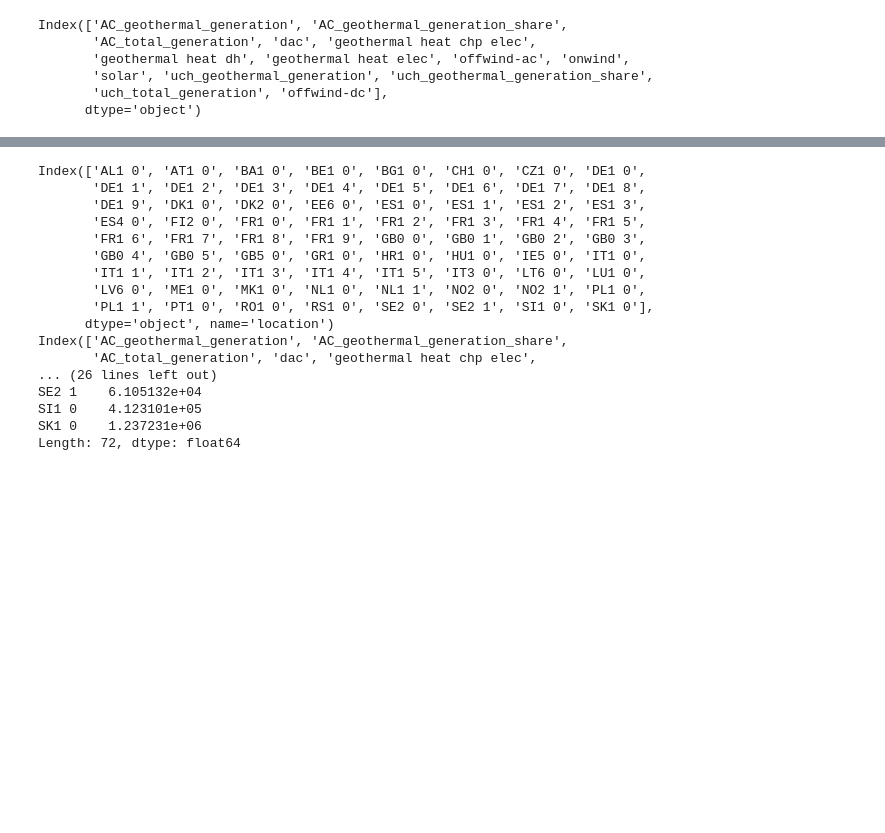
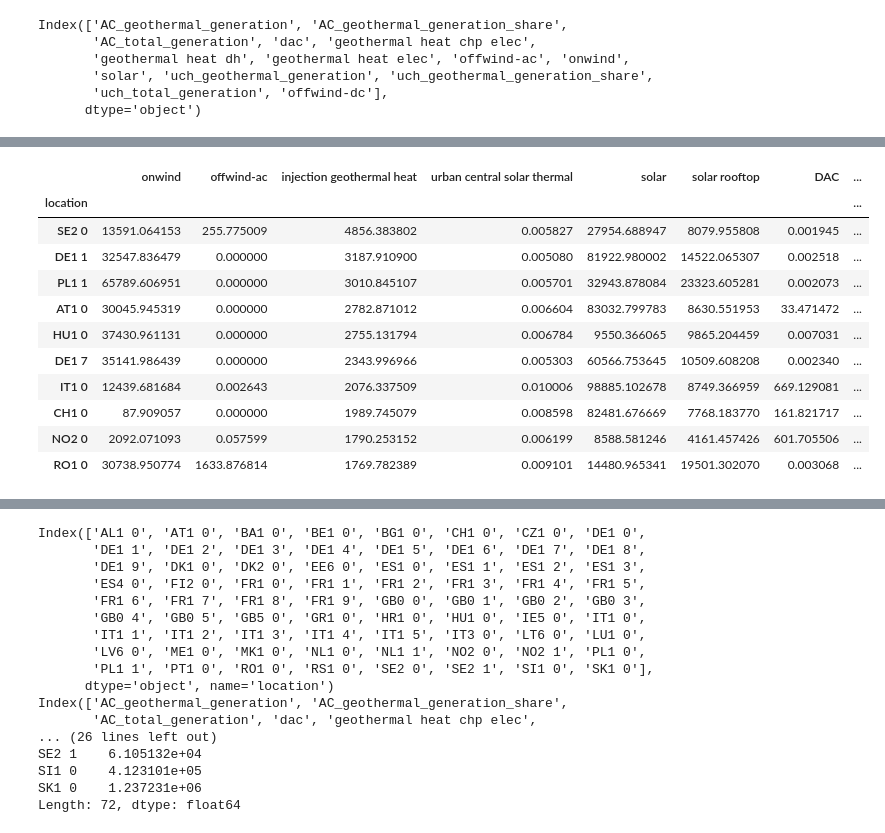
Before and after one commit to LukasFrankenQ/egs_market_integration, a Jupyter notebook: notebooks/plot_correlation.ipynb, the cells around one changed output, grey strips where cells are left out. Cells and saved outputs as stored; diff of their text form; code cells hidden in the pictures; blank space fills up the shorter version.

```diff
--- a/notebooks/plot_correlation.ipynb
+++ b/notebooks/plot_correlation.ipynb
@@ -159,0 +337,15 @@ plt.show()
+# %%
+data.sort_values(by="injection geothermal heat", ascending=False).head(10)
+# %% [output]
+|  | onwind | offwind-ac | injection geothermal heat | urban central solar thermal | solar | solar rooftop | DAC | ... |
+| location |  |  |  |  |  |  |  | ... |
+| SE2 0 | 13591.064153 | 255.775009 | 4856.383802 | 0.005827 | 27954.688947 | 8079.955808 | 0.001945 | ... |
+| DE1 1 | 32547.836479 | 0.000000 | 3187.910900 | 0.005080 | 81922.980002 | 14522.065307 | 0.002518 | ... |
+| PL1 1 | 65789.606951 | 0.000000 | 3010.845107 | 0.005701 | 32943.878084 | 23323.605281 | 0.002073 | ... |
+| AT1 0 | 30045.945319 | 0.000000 | 2782.871012 | 0.006604 | 83032.799783 | 8630.551953 | 33.471472 | ... |
+| HU1 0 | 37430.961131 | 0.000000 | 2755.131794 | 0.006784 | 9550.366065 | 9865.204459 | 0.007031 | ... |
+| DE1 7 | 35141.986439 | 0.000000 | 2343.996966 | 0.005303 | 60566.753645 | 10509.608208 | 0.002340 | ... |
+| IT1 0 | 12439.681684 | 0.002643 | 2076.337509 | 0.010006 | 98885.102678 | 8749.366959 | 669.129081 | ... |
+| CH1 0 | 87.909057 | 0.000000 | 1989.745079 | 0.008598 | 82481.676669 | 7768.183770 | 161.821717 | ... |
+| NO2 0 | 2092.071093 | 0.057599 | 1790.253152 | 0.006199 | 8588.581246 | 4161.457426 | 601.705506 | ... |
+| RO1 0 | 30738.950774 | 1633.876814 | 1769.782389 | 0.009101 | 14480.965341 | 19501.302070 | 0.003068 | ... |
```
Also changed, not shown: parts of 4 cells of this notebook, 1 other file.
